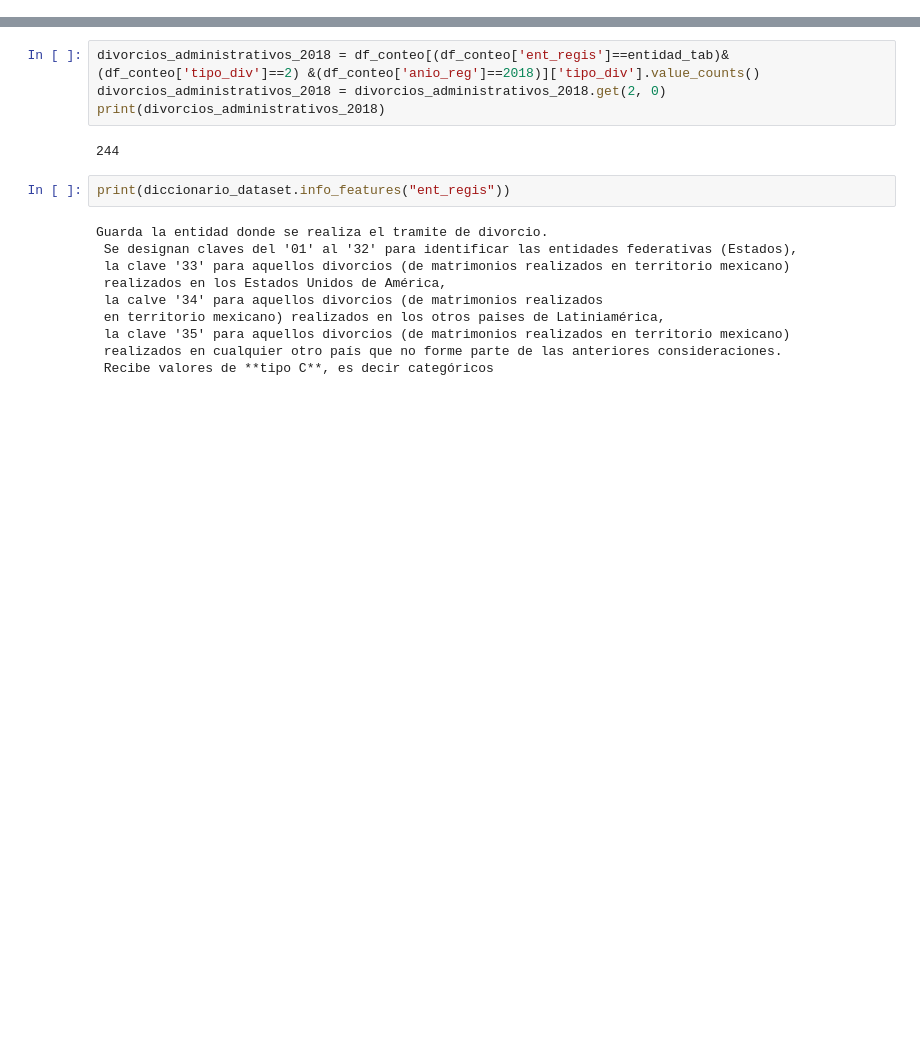
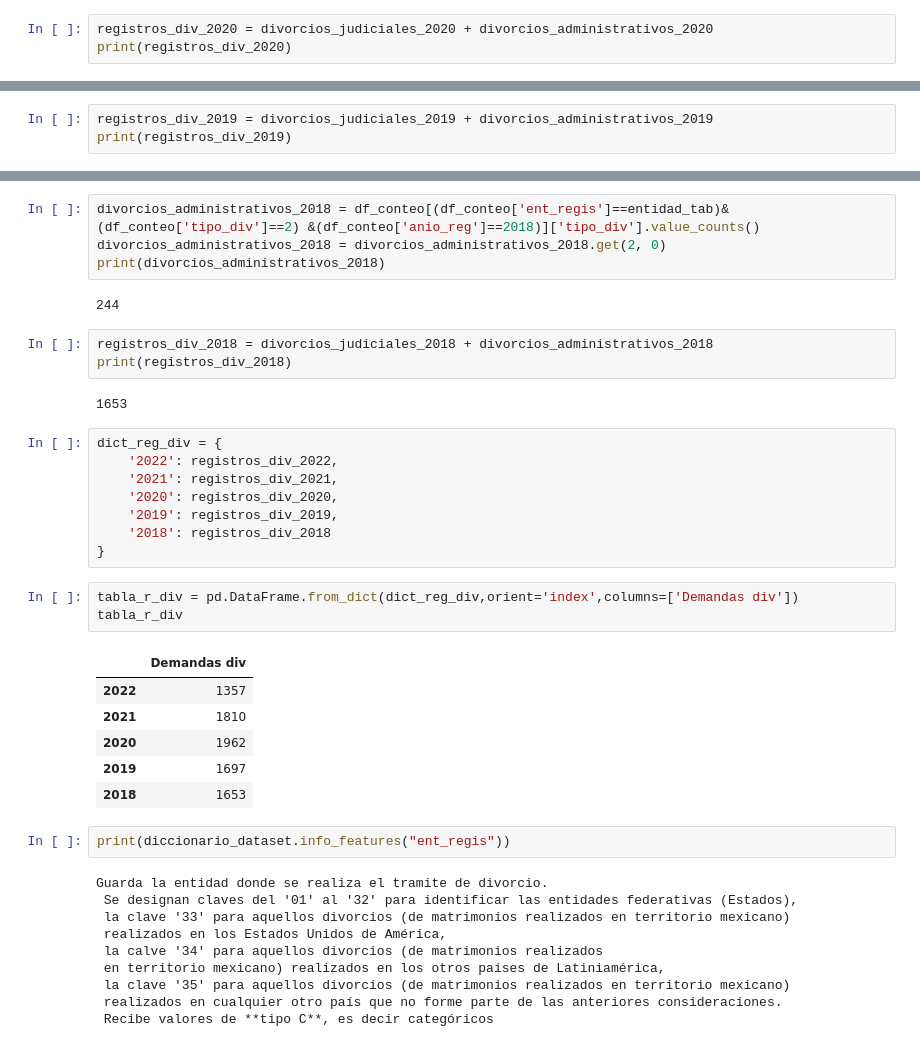
Before and after one commit to Ninigocancino/analisis_divorcios_mx, a Jupyter notebook: analisis_tabasco/EDA_Divorcios_Tabasco.ipynb, the cells around one changed output, grey strips where cells are left out. Drawn from its saved outputs; the diff is of its cells as text; blank space fills up the shorter version.

```diff
--- a/analisis_tabasco/EDA_Divorcios_Tabasco.ipynb
+++ b/analisis_tabasco/EDA_Divorcios_Tabasco.ipynb
@@ -450,3 +460,6 @@ divorcios_administrativos_2020 = divorcios_administrativos_2020.get(2, 0)
 print(divorcios_administrativos_2020)
 # %% [output]
 162
+# %%
+registros_div_2020 = divorcios_judiciales_2020 + divorcios_administrativos_2020
+print(registros_div_2020)
@@ -464,3 +479,6 @@ divorcios_administrativos_2019 = divorcios_administrativos_2019.get(2, 0)
 print(divorcios_administrativos_2019)
 # %% [output]
 234
+# %%
+registros_div_2019 = divorcios_judiciales_2019 + divorcios_administrativos_2019
+print(registros_div_2019)
@@ -478,6 +498,29 @@ divorcios_administrativos_2018 = divorcios_administrativos_2018.get(2, 0)
 print(divorcios_administrativos_2018)
 # %% [output]
 244
+# %%
+registros_div_2018 = divorcios_judiciales_2018 + divorcios_administrativos_2018
+print(registros_div_2018)
+# %% [output]
+1653
+# %%
+dict_reg_div = {
+    '2022': registros_div_2022,
+    '2021': registros_div_2021,
+    '2020': registros_div_2020,
+    '2019': registros_div_2019,
+    '2018': registros_div_2018
+}
+# %%
+tabla_r_div = pd.DataFrame.from_dict(dict_reg_div,orient='index',columns=['Demandas div'])
+tabla_r_div
+# %% [output]
+|  | Demandas div |
+| 2022 | 1357 |
+| 2021 | 1810 |
+| 2020 | 1962 |
+| 2019 | 1697 |
+| 2018 | 1653 |
 # %%
 print(diccionario_dataset.info_features("ent_regis"))
 # %% [output]
```
Also changed, not shown: parts of 4 cells of this notebook.
